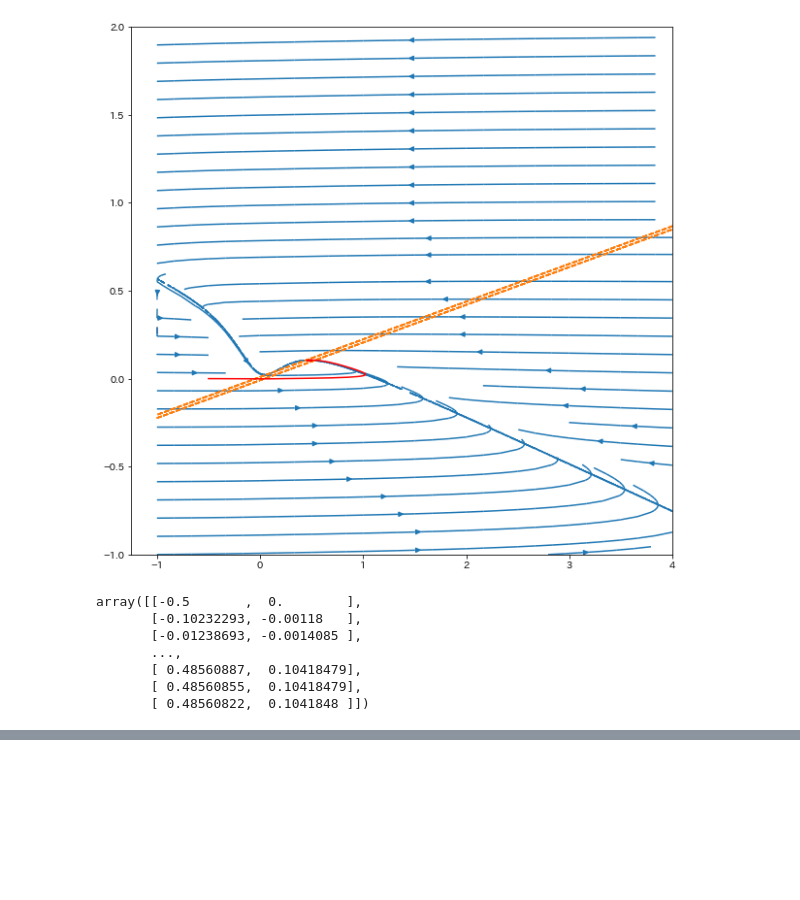
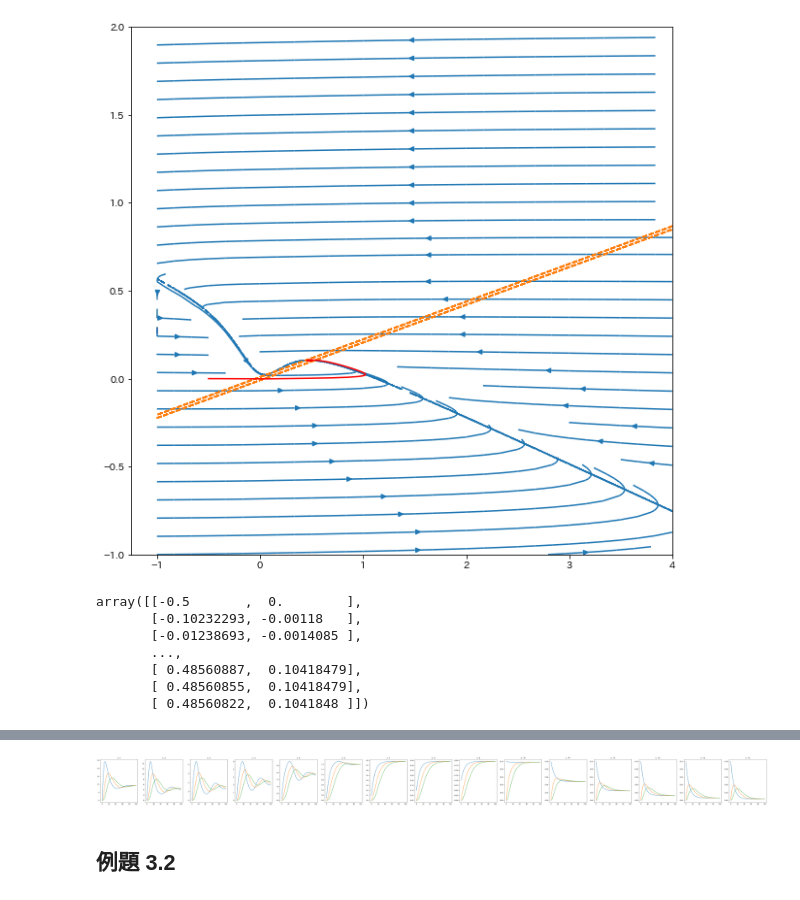
Before and after one commit to koji11235/theoretical-biology-of-the-cell, a Jupyter notebook: Chapter3_Oscillation_and_Excitability_of_the_Cell.ipynb, the cells around one changed output, grey strips where cells are left out. Cells and saved outputs as stored; diff of their text form; code cells hidden in the pictures; blank space fills up the shorter version.

```diff
--- a/Chapter3_Oscillation_and_Excitability_of_the_Cell.ipynb
+++ b/Chapter3_Oscillation_and_Excitability_of_the_Cell.ipynb
@@ -279,0 +448,53 @@ array([[-0.5       ,  0.        ],
+# %%
+max_n = 15
+step = 1
+fig = plt.figure(figsize=(max_n // step * 5, 5))
+
+for i, n in enumerate(range(1, max_n + 1, step)):
+    V =100
+    K = 2
+
+    a = 1
+    b = 1
+    c = 1
+    d = 1
+    e = 1
+
+    X_0 = 0.1
+    Y_0 = 0
+    Z_0 = 0
+
+    time_steps = 100
+    delta = 0.1
+
+    trajX = [X_0]
+    trajY = [Y_0]
+    trajZ = [Z_0]
+    X = X_0
+    Y = Y_0
+    Z = Z_0
+
+    for _ in range(time_steps):
+        dX = V / (K**n + Z**n) - a * X
+        dY = b * X - c * Y
+        dZ = d * Y - e * Z
+
+        X += dX * delta
+        Y += dY * delta
+        Z += dZ * delta
+
+        trajX.append(X)
+        trajY.append(Y)
+        trajZ.append(Z)
+
+    ax = fig.add_subplot(1, max_n // step, i+1)
+    ax.set_title(f"n: {n}")
+
+
+    ax.plot(np.arange(time_steps + 1), trajX)
+    ax.plot(np.arange(time_steps + 1), trajY)
+    ax.plot(np.arange(time_steps + 1), trajZ)
+# %% [output]
+[figure, added]
+# %% [markdown]
+## 例題 3.2
```
Also changed, not shown: parts of 18 cells of this notebook, 4 other files.
